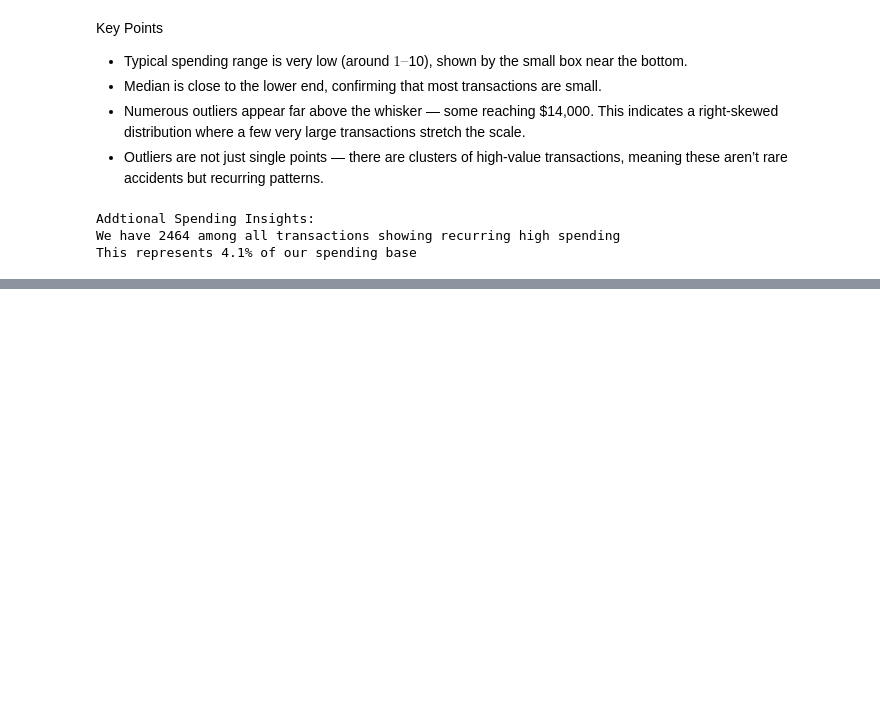
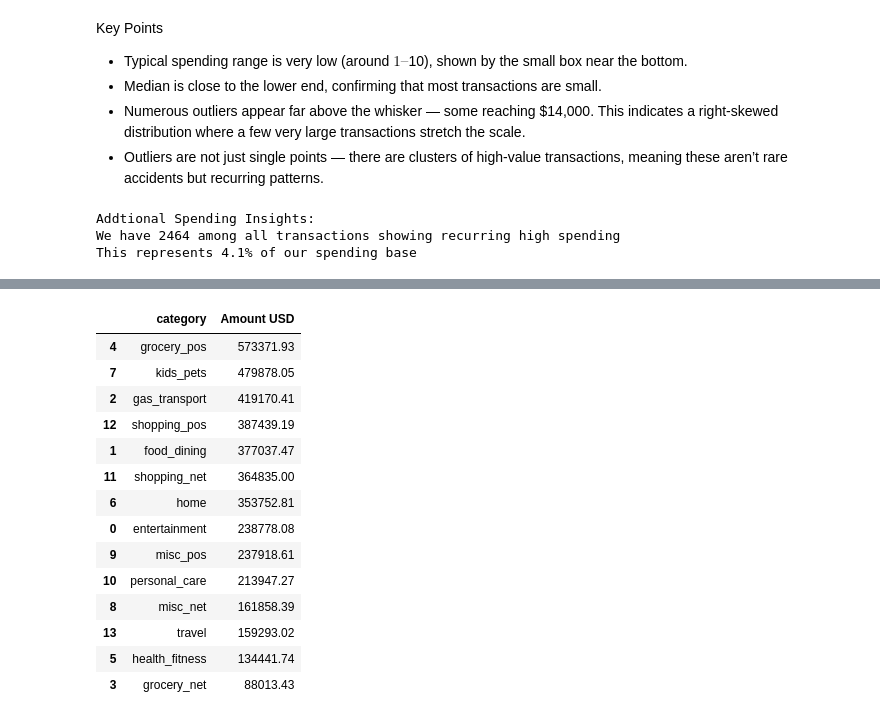
Before and after one commit to vespeci/Project-1-credit-card, a Jupyter notebook: Notebooks/Credit-Card-Analysis.ipynb, the cells around one changed output, grey strips where cells are left out. Saved outputs shown, nothing was run; the diff lists cells and outputs as text; code cells hidden in the pictures; blank space fills up the shorter version.

```diff
--- a/Notebooks/Credit-Card-Analysis.ipynb
+++ b/Notebooks/Credit-Card-Analysis.ipynb
@@ -672,0 +673,21 @@ This represents 4.1% of our spending base
+# %%
+# we knwo number of sales per category , but we would also want to see the spending on the prodcut category
+
+category_spending = df_credit.groupby("category")["amt_USD"].sum().reset_index(name = "Amount USD")
+category_spending.sort_values(by = "Amount USD", ascending = False)
+# %% [output]
+|  | category | Amount USD |
+| 4 | grocery_pos | 573371.93 |
+| 7 | kids_pets | 479878.05 |
+| 2 | gas_transport | 419170.41 |
+| 12 | shopping_pos | 387439.19 |
+| 1 | food_dining | 377037.47 |
+| 11 | shopping_net | 364835.00 |
+| 6 | home | 353752.81 |
+| 0 | entertainment | 238778.08 |
+| 9 | misc_pos | 237918.61 |
+| 10 | personal_care | 213947.27 |
+| 8 | misc_net | 161858.39 |
+| 13 | travel | 159293.02 |
+| 5 | health_fitness | 134441.74 |
+| 3 | grocery_net | 88013.43 |
```
Also changed, not shown: parts of 10 cells of this notebook.
